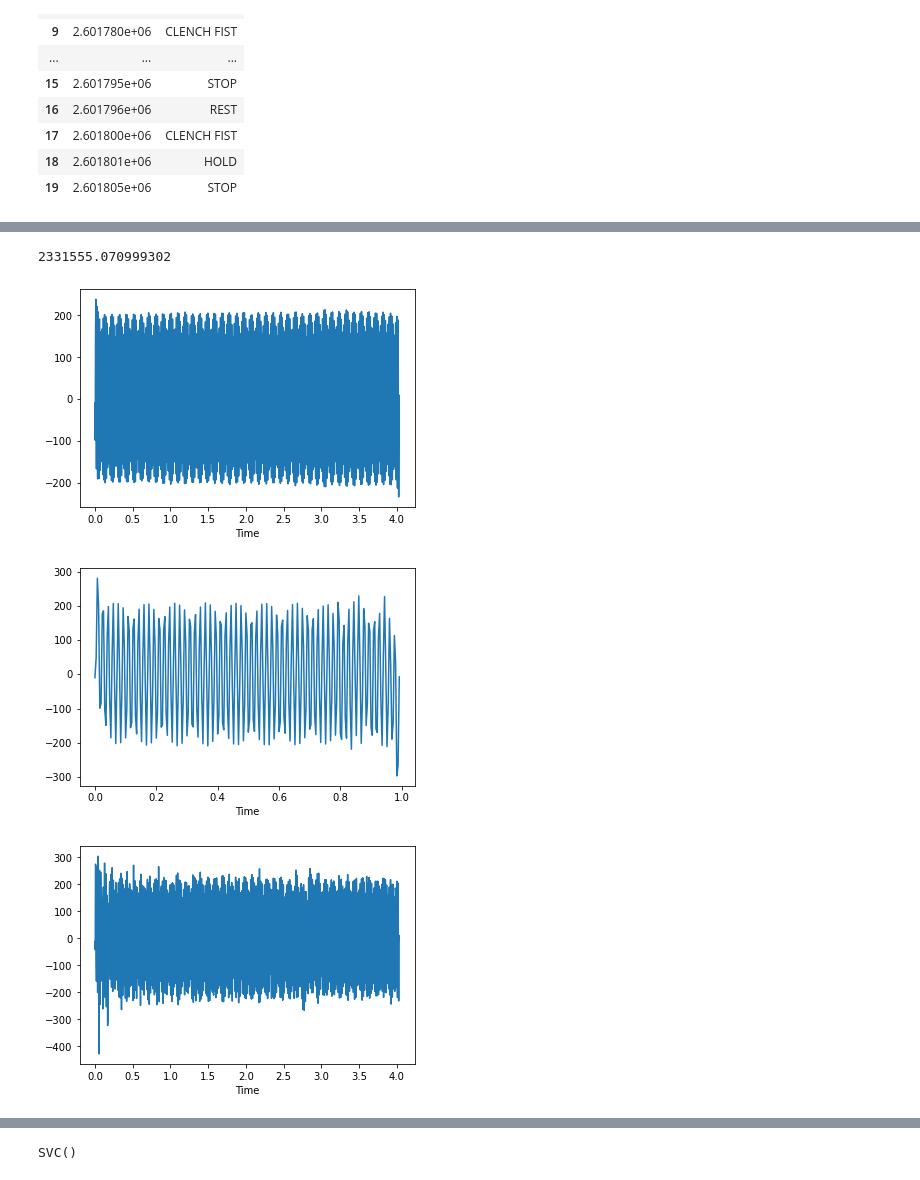
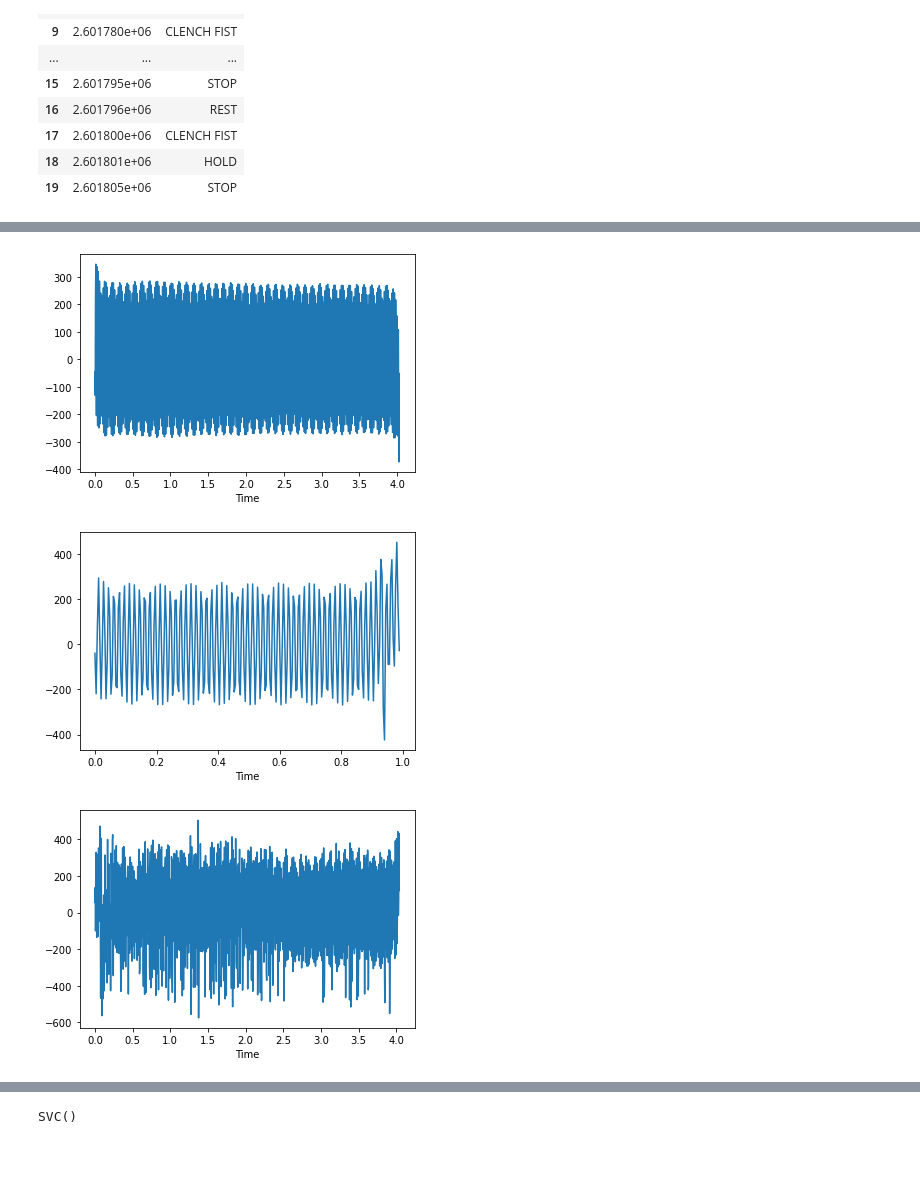
Before and after one commit to NeuroTech-UCSD/aeroMus, a Jupyter notebook: Project-Data/pyemg.ipynb, the cells around one changed output, grey strips where cells are left out. Saved outputs shown, nothing was run; the diff lists cells and outputs as text; code cells hidden in the pictures.

```diff
--- a/Project-Data/pyemg.ipynb
+++ b/Project-Data/pyemg.ipynb
@@ -32,10 +35,12 @@ def data_from_files(data, metadata):
 # %%
+'''
 def process_signal(signal):
     signal = np.array(signal)
     #signal = np.array(signal - signal.mean())
     emg = pep.wrappers.EMGMeasurement(signal, hz=250)
     emg.apply_dc_offset_remover()
-    emg.apply_bandpass_filter(2,10,124)
+    emg.apply_bandpass_filter(2,5,124)
     #emg.apply_full_wave_rectifier()
     #emg.apply_end_frame_cutter(n_end_frames=50)
     return emg
+'''
@@ -42,9 +49,11 @@ def process_signal(signal):
 # %%
+'''
 def plot_emg(cat_dict, category, instance, electrode, plot=True):
     signal = cat_dict[category][instance][electrode]
-    #emg = process_signal(signal)
+    emg = process_signal(signal)
     if plot:
-        #emg.plot()
-        plt.plot(signal)
-        plt.title(f'{category}: {instance}, electrode {electrode}')
-    return signal #emg
+        emg.plot()
+        #plt.plot(signal)
+        #plt.title(f'{category}: {instance}, electrode {electrode}')
+    return emg #signal #
+'''
@@ -104,4 +114,0 @@ sess_data = pd.read_csv(sess0_data,header=None)
-# %%
-sess_data.iloc[-1][0]
-# %% [output]
-2331555.070999302
@@ -108,17 +119,17 @@ sess_data.iloc[-1][0]
 # %%
 for i in range(1):
-    plot_emg(cat_instances, 'REST', i, 'e2')
+    plot_emg(cat_instances0, 'REST', i, 'e2')
 # %% [output]
-[figure, old version]
+[figure, new version]
 # %%
 for i in range(1):
-    emg_clench02 = plot_emg(cat_instances, 'CLENCH', i, 'e2')
+    emg_clench02 = plot_emg(cat_instances0, 'CLENCH', i, 'e2')
 # %% [output]
-[figure, old version]
+[figure, new version]
 # %%
 for i in range(1):
-    emg_holdclench02 = plot_emg(cat_instances, 'HOLD CLENCH', i, 'e2')
+    emg_holdclench02 = plot_emg(cat_instances0, 'HOLD CLENCH', i, 'e2')
 # %% [output]
-[figure, old version]
+[figure, new version]
 # %%
 for i in range(1):
```
Also changed, not shown: parts of 29 cells of this notebook, 5 other files.
